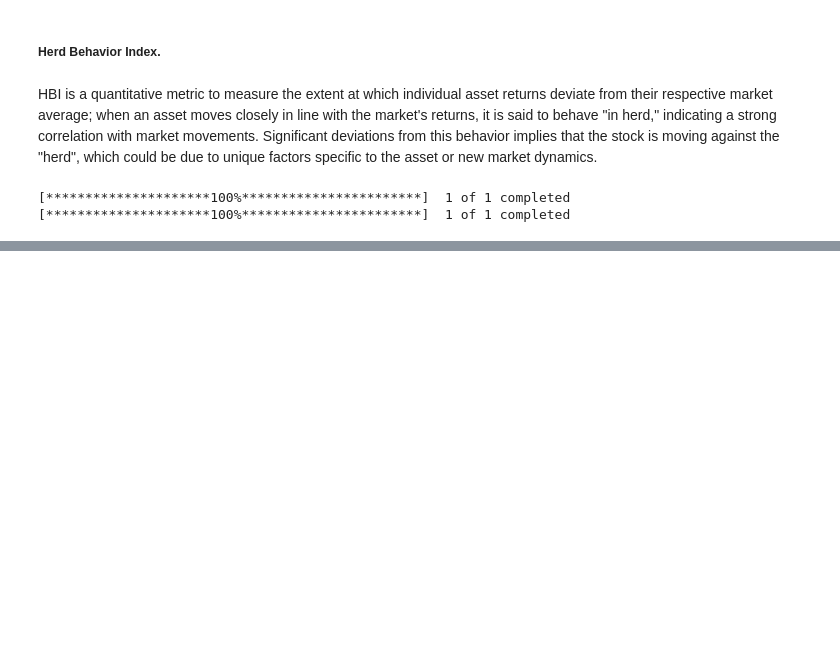
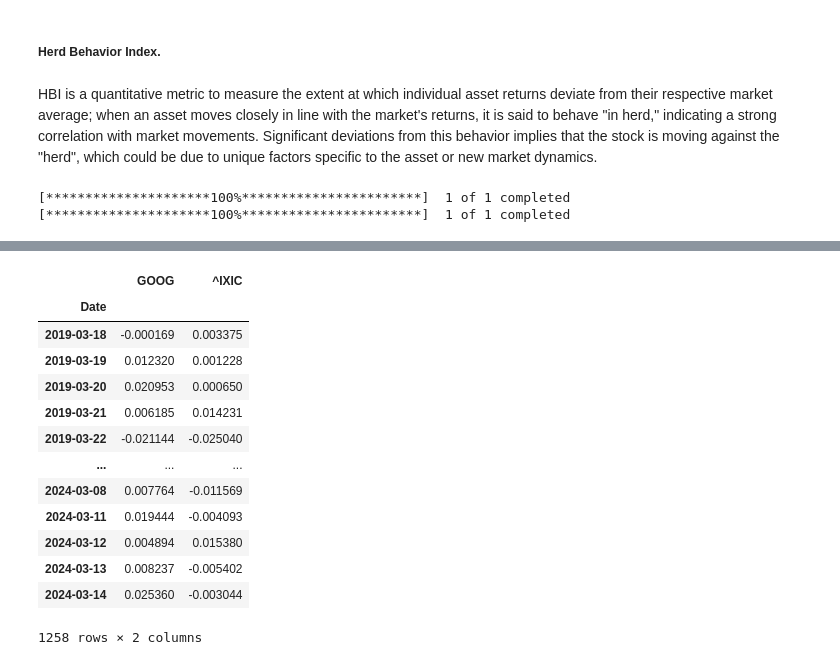
Before and after one commit to HoussamZak/herding_detection_investing, a Jupyter notebook: herding_behavior_idx.ipynb, the cells around one changed output, grey strips where cells are left out. Cells and saved outputs as stored; diff of their text form; code cells hidden in the pictures; blank space fills up the shorter version.

```diff
--- a/herding_behavior_idx.ipynb
+++ b/herding_behavior_idx.ipynb
@@ -66,0 +146,17 @@ ax2.legend()
+# %%
+reg_df
+# %% [output]
+|  | GOOG | ^IXIC |
+| Date |  |  |
+| 2019-03-18 | -0.000169 | 0.003375 |
+| 2019-03-19 | 0.012320 | 0.001228 |
+| 2019-03-20 | 0.020953 | 0.000650 |
+| 2019-03-21 | 0.006185 | 0.014231 |
+| 2019-03-22 | -0.021144 | -0.025040 |
+| ... | ... | ... |
+| 2024-03-08 | 0.007764 | -0.011569 |
+| 2024-03-11 | 0.019444 | -0.004093 |
+| 2024-03-12 | 0.004894 | 0.015380 |
+| 2024-03-13 | 0.008237 | -0.005402 |
+| 2024-03-14 | 0.025360 | -0.003044 |
+1258 rows × 2 columns
```
Also changed, not shown: parts of 7 cells of this notebook, 1 other file.
